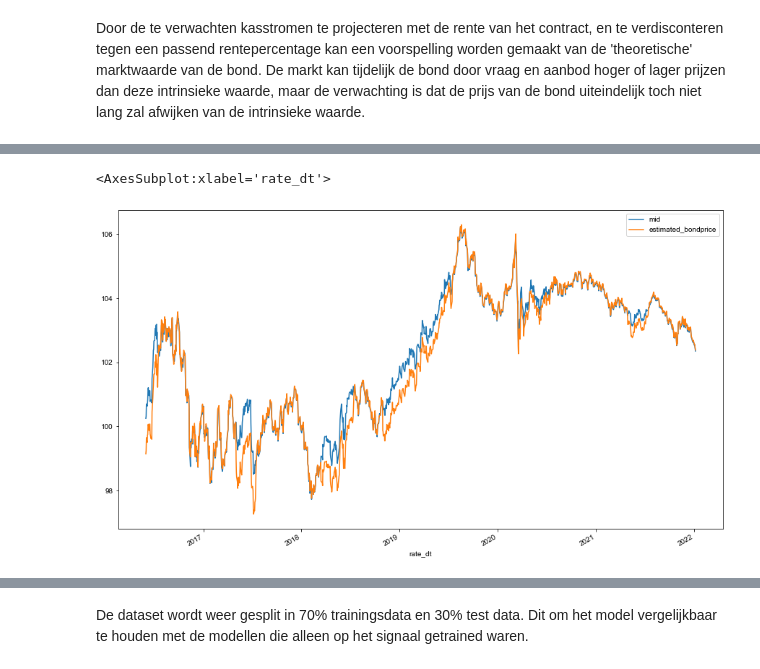
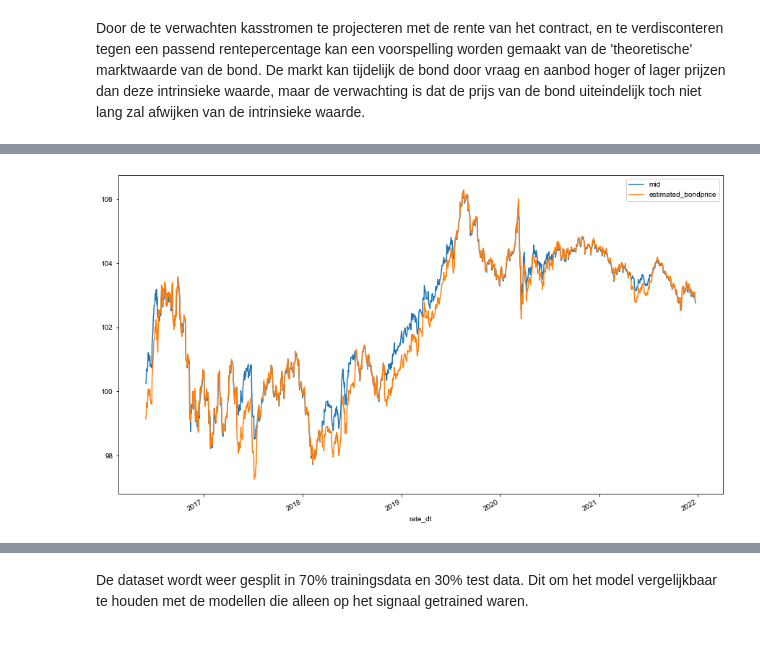
Before and after one commit to Merijn68/BondTrading, a Jupyter notebook: 05_adding_feartures.ipynb, the cells around one changed output, grey strips where cells are left out. Saved outputs shown, nothing was run; the diff lists cells and outputs as text; code cells hidden in the pictures.

```diff
--- a/05_adding_feartures.ipynb
+++ b/05_adding_feartures.ipynb
@@ -54,9 +44,7 @@ df_isin = df_bp[df_bp['reference_identifier'] == isin]
 Door de te verwachten kasstromen te projecteren met de rente van het contract, en te verdisconteren tegen een passend rentepercentage kan een voorspelling worden gemaakt van de 'theoretische' marktwaarde van de bond. De markt kan tijdelijk de bond door vraag en aanbod hoger of lager prijzen dan deze intrinsieke waarde, maar de verwachting is dat de prijs van de bond uiteindelijk toch niet lang zal afwijken van de intrinsieke waarde.
 # %%
 # Add theoretically calculated bond price
-
-df_yield = make_dataset.read_pkl('yield', path = Path("data/processed/"), colab = IS_COLAB)
-
-df_isin_ytm = join_data.yield_to_maturity(df_isin, df_yield)
-df_isin_ytm = build_features.add_estimated_bond_price(df_isin_ytm)
+df_isin = make_dataset.read_pkl('isin', path = Path("data/processed/"), colab = IS_COLAB)
+df_isin.plot(x = 'rate_dt',y = ['mid','estimated_bondprice'], figsize = (15,9))
+plt.show()
 # %% [output]
@@ -64,5 +52 @@ df_isin_ytm = build_features.add_estimated_bond_price(df_isin_ytm)
+[figure, added]
-# %%
-df_isin_ytm.plot(x = 'rate_dt',y = ['mid','estimated_bondprice'], figsize = (15,9))
-# %% [output]
-<AxesSubplot:xlabel='rate_dt'>
-[figure, removed]
```
Also changed, not shown: parts of 23 cells of this notebook, 15 other files.
